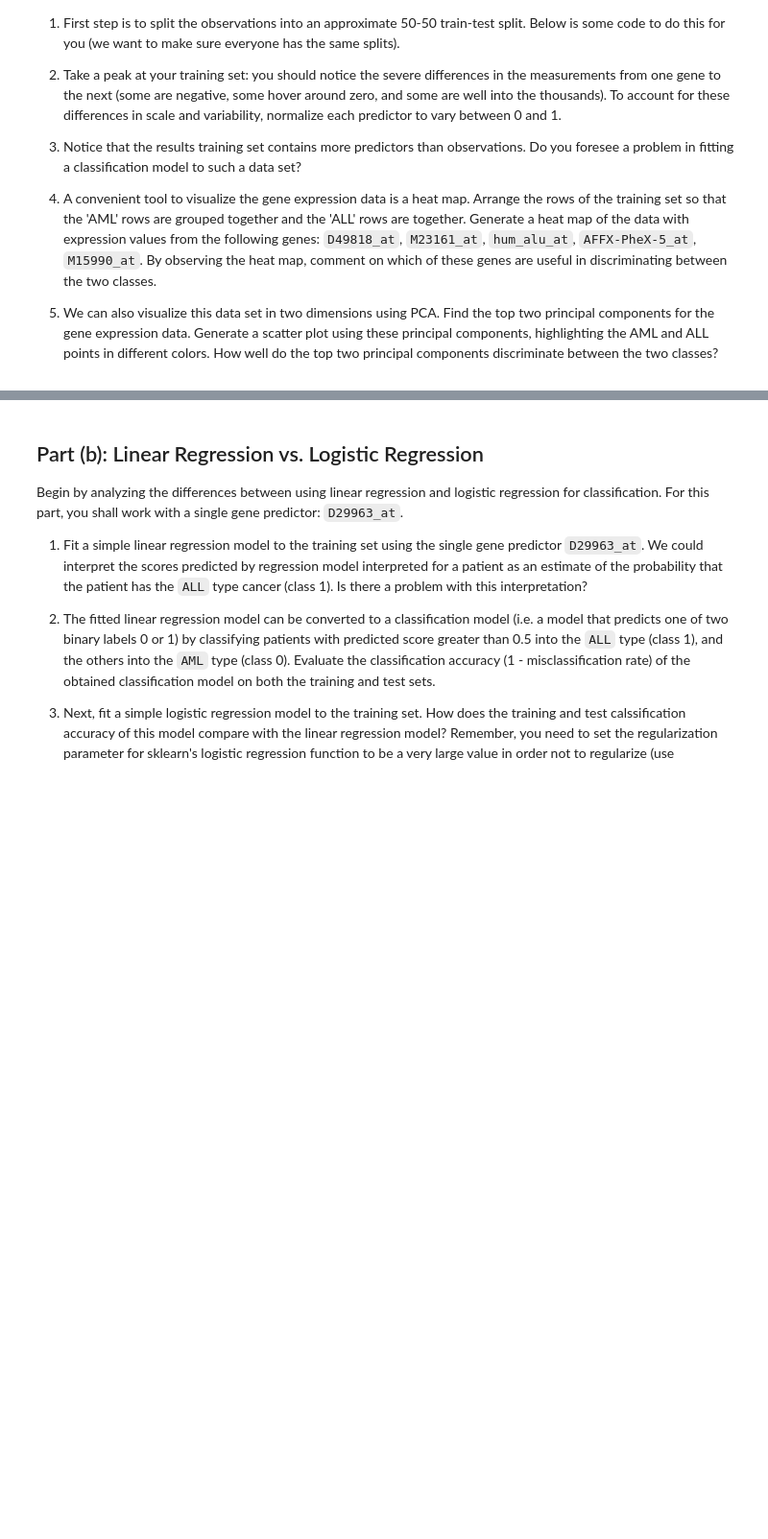
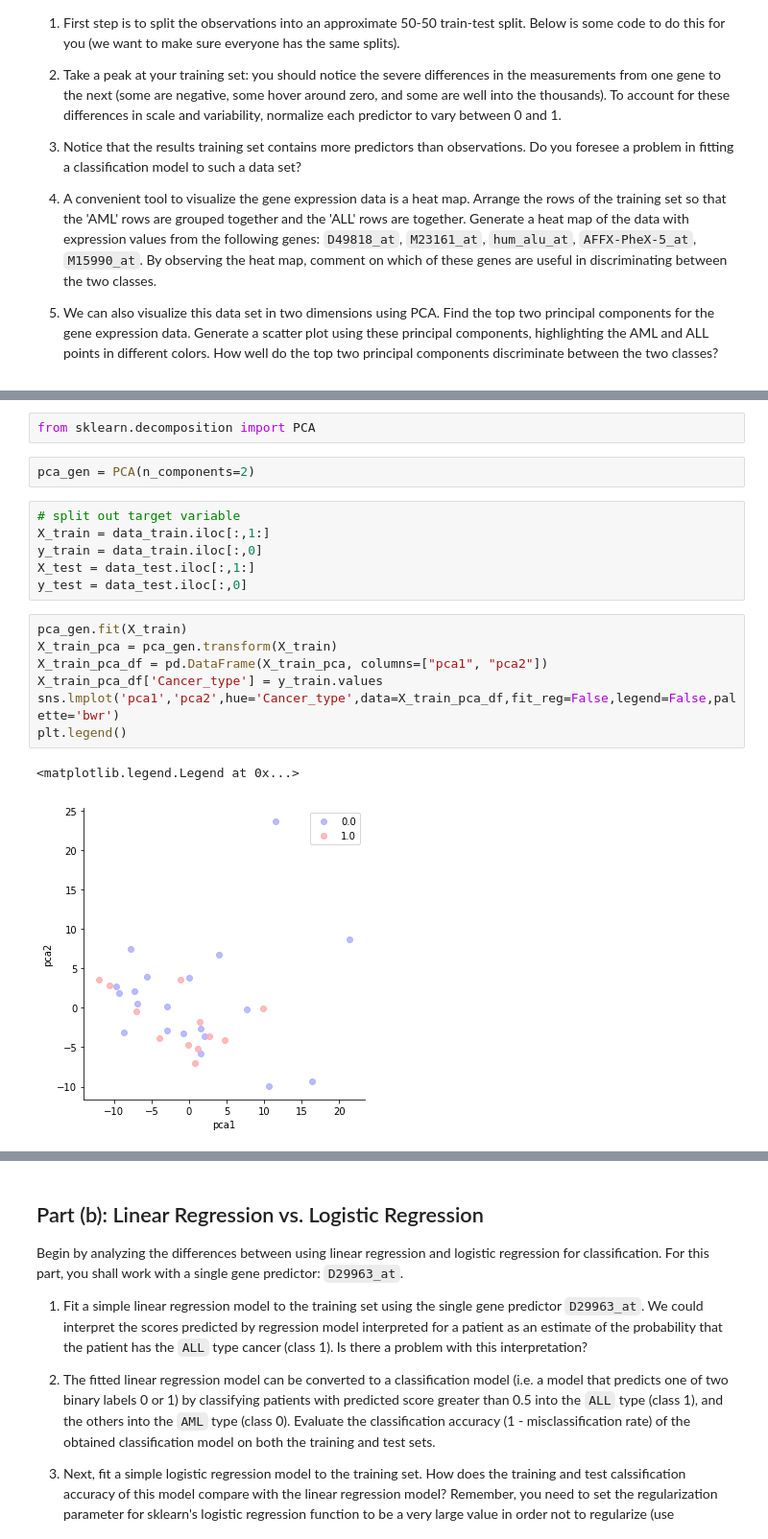
Before and after one commit to mashwinmuthiah/Harvard_CS109, a Jupyter notebook: Homework/HW5/cs109_hw5.ipynb, the cells around one changed output, grey strips where cells are left out. Shown at 96% size. Saved outputs shown, nothing was run; the diff lists cells and outputs as text; blank space fills up the shorter version.

```diff
--- a/Homework/HW5/cs109_hw5.ipynb
+++ b/Homework/HW5/cs109_hw5.ipynb
@@ -63,0 +112,20 @@ data_test = df[~msk]
+# %%
+from sklearn.decomposition import PCA
+# %%
+pca_gen = PCA(n_components=2)
+# %%
+# split out target variable
+X_train = data_train.iloc[:,1:]
+y_train = data_train.iloc[:,0]
+X_test = data_test.iloc[:,1:]
+y_test = data_test.iloc[:,0]
+# %%
+pca_gen.fit(X_train)
+X_train_pca = pca_gen.transform(X_train)
+X_train_pca_df = pd.DataFrame(X_train_pca, columns=["pca1", "pca2"])
+X_train_pca_df['Cancer_type'] = y_train.values
+sns.lmplot('pca1','pca2',hue='Cancer_type',data=X_train_pca_df,fit_reg=False,legend=False,palette='bwr')
+plt.legend()
+# %% [output]
+<matplotlib.legend.Legend at 0x...>
+[figure, added]
```
Also changed, not shown: parts of 32 cells of this notebook, 1 other file.
